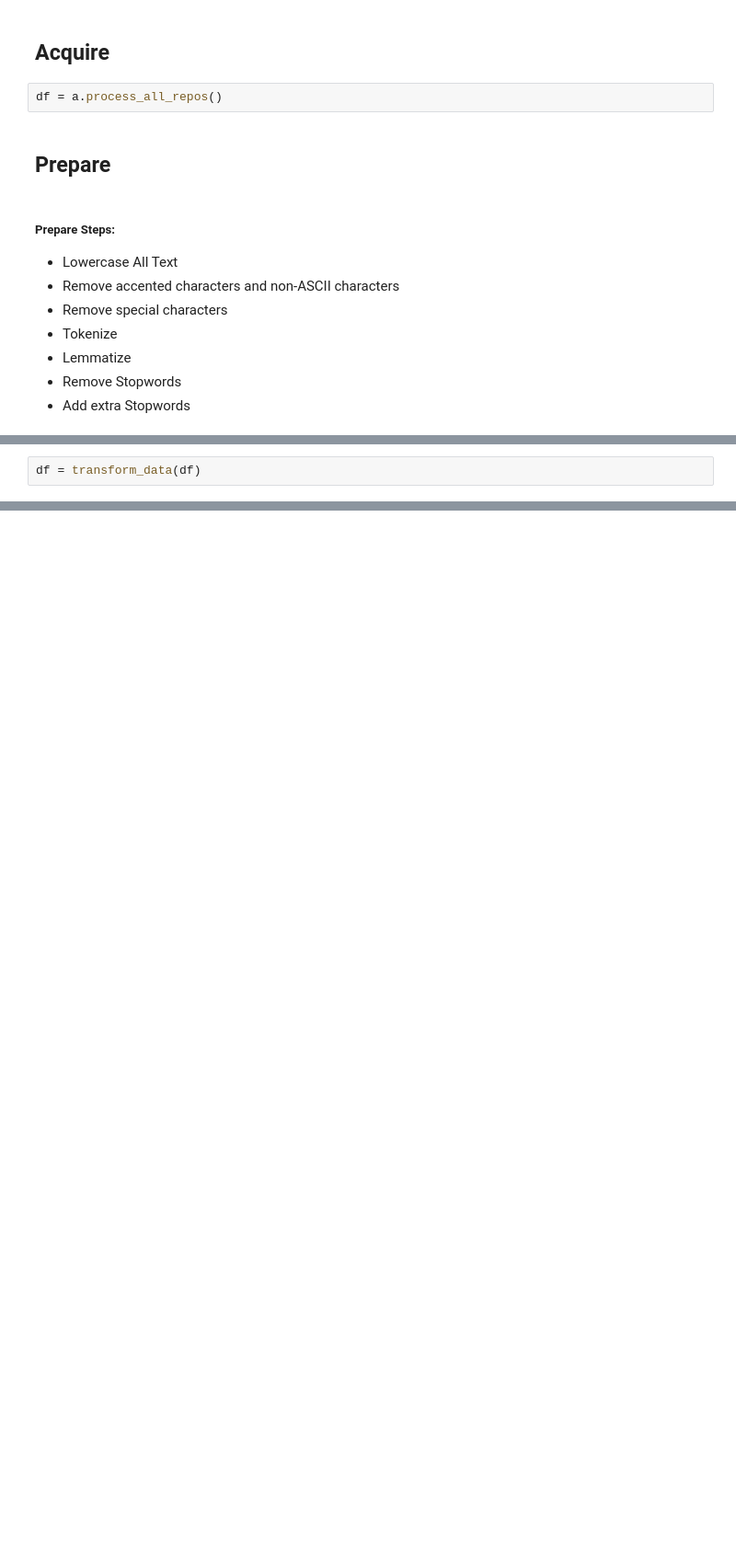
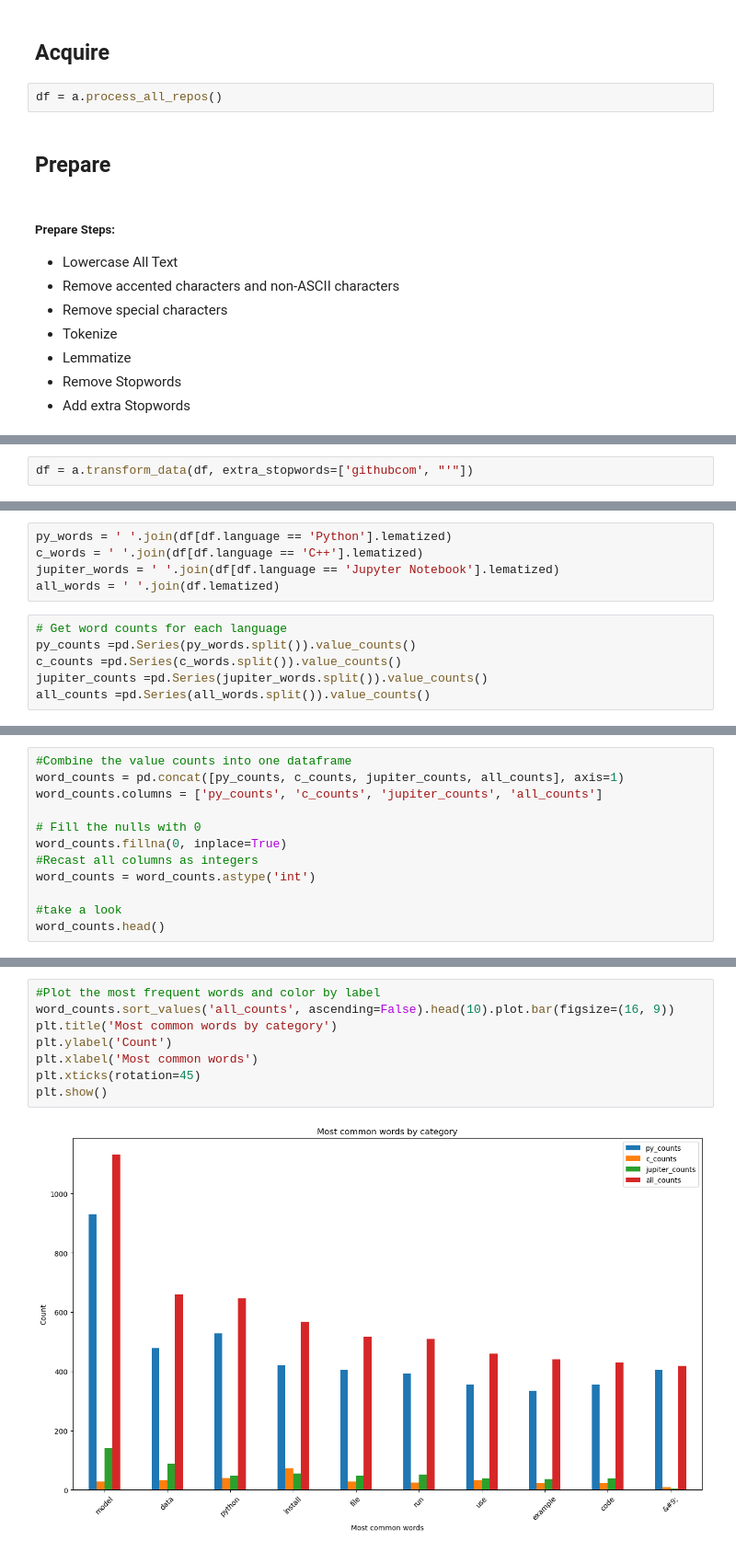
Before and after one commit to jeremiah-toribio/101-readme, a Jupyter notebook: nlp_project_brock_draft2.ipynb, the cells around one changed output, grey strips where cells are left out. Shown at 92% size. Drawn from its saved outputs; the diff is of its cells as text; blank space fills up the shorter version.

```diff
--- a/nlp_project_brock_draft2.ipynb
+++ b/nlp_project_brock_draft2.ipynb
@@ -194,2 +40,2 @@ def transform_data(df, extra_stopwords= ['repository', 'githubcom', 'host']):
 # %%
-df = transform_data(df)
+df = a.transform_data(df, extra_stopwords=['githubcom', "'"])
@@ -229,0 +53,11 @@ df.lematized[0].split()
+# %%
+py_words = ' '.join(df[df.language == 'Python'].lematized)
+c_words = ' '.join(df[df.language == 'C++'].lematized)
+jupiter_words = ' '.join(df[df.language == 'Jupyter Notebook'].lematized)
+all_words = ' '.join(df.lematized)
+# %%
+# Get word counts for each language
+py_counts =pd.Series(py_words.split()).value_counts()
+c_counts =pd.Series(c_words.split()).value_counts()
+jupiter_counts =pd.Series(jupiter_words.split()).value_counts()
+all_counts =pd.Series(all_words.split()).value_counts()
@@ -229,0 +149,12 @@ df.lematized[0].split()
+# %%
+#Combine the value counts into one dataframe
+word_counts = pd.concat([py_counts, c_counts, jupiter_counts, all_counts], axis=1)
+word_counts.columns = ['py_counts', 'c_counts', 'jupiter_counts', 'all_counts']
+
+# Fill the nulls with 0
+word_counts.fillna(0, inplace=True)
+#Recast all columns as integers
+word_counts = word_counts.astype('int')
+
+#take a look
+word_counts.head()
@@ -229,0 +185,10 @@ df.lematized[0].split()
+# %%
+#Plot the most frequent words and color by label
+word_counts.sort_values('all_counts', ascending=False).head(10).plot.bar(figsize=(16, 9))
+plt.title('Most common words by category')
+plt.ylabel('Count')
+plt.xlabel('Most common words')
+plt.xticks(rotation=45)
+plt.show()
+# %% [output]
+[figure, added]
```
Also changed, not shown: parts of 24 cells of this notebook.
